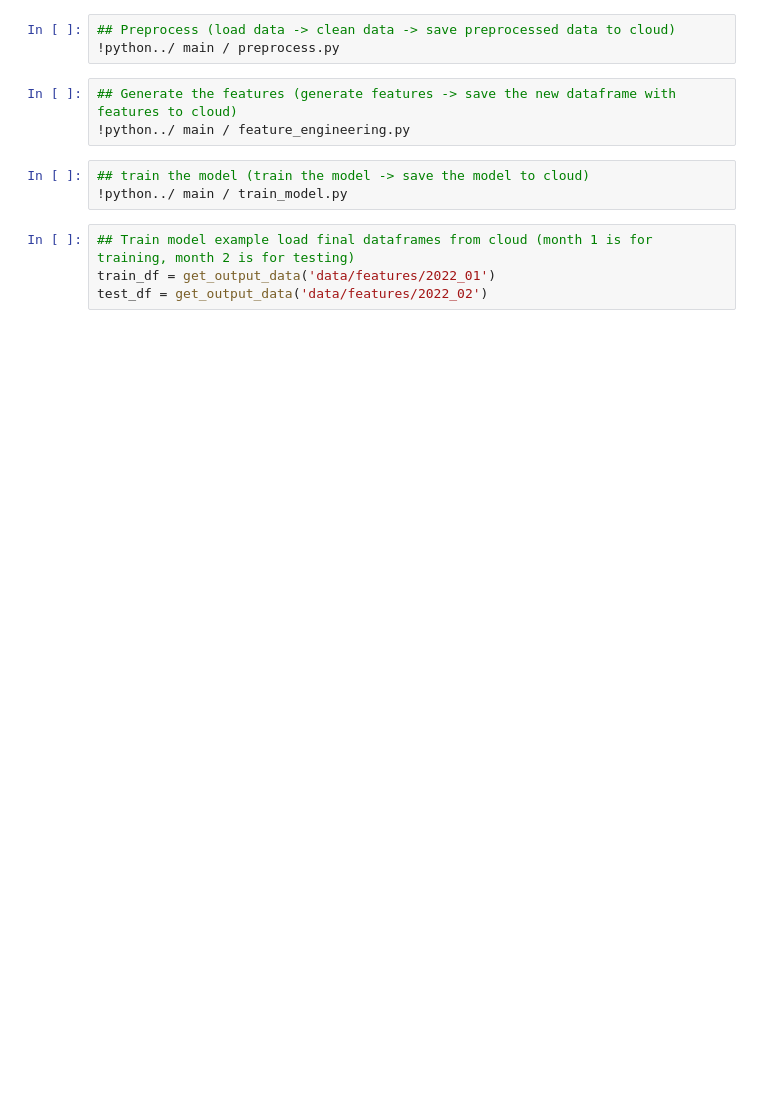
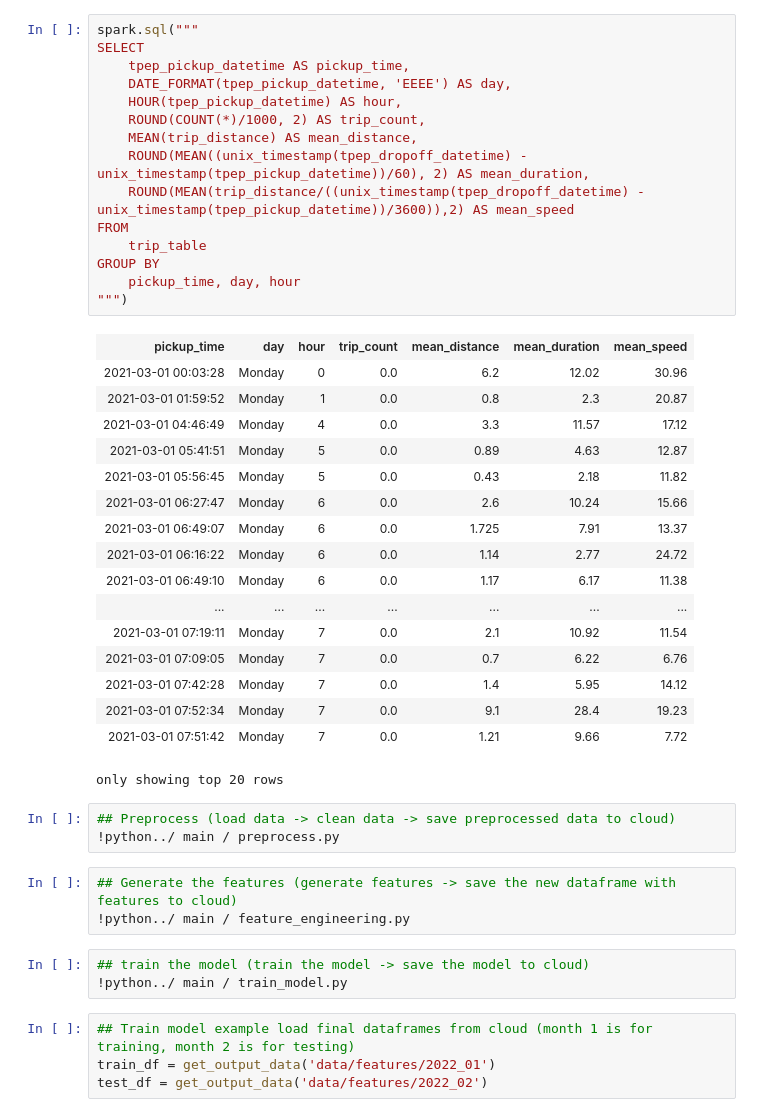
Before and after one commit to vineetver/Yellow-Taxi-Pipeline, a Jupyter notebook: notebooks/exploratory_data_analysis.ipynb, the cells around one changed output. Saved outputs shown, nothing was run; the diff lists cells and outputs as text; blank space fills up the shorter version.

```diff
--- a/notebooks/exploratory_data_analysis.ipynb
+++ b/notebooks/exploratory_data_analysis.ipynb
@@ -23,3 +148,36 @@ To adjust logging level use sc.setLogLevel(newLevel). For SparkR, use setLogLeve
+# %%
+spark.sql("""
+SELECT
+    tpep_pickup_datetime AS pickup_time,
+    DATE_FORMAT(tpep_pickup_datetime, 'EEEE') AS day,
+    HOUR(tpep_pickup_datetime) AS hour,
+    ROUND(COUNT(*)/1000, 2) AS trip_count,
+    MEAN(trip_distance) AS mean_distance,
+    ROUND(MEAN((unix_timestamp(tpep_dropoff_datetime) - unix_timestamp(tpep_pickup_datetime))/60), 2) AS mean_duration,
+    ROUND(MEAN(trip_distance/((unix_timestamp(tpep_dropoff_datetime) - unix_timestamp(tpep_pickup_datetime))/3600)),2) AS mean_speed
+FROM
+    trip_table
+GROUP BY
+    pickup_time, day, hour
+""")
+# %% [output]
+| pickup_time | day | hour | trip_count | mean_distance | mean_duration | mean_speed |
+| 2021-03-01 00:03:28 | Monday | 0 | 0.0 | 6.2 | 12.02 | 30.96 |
+| 2021-03-01 01:59:52 | Monday | 1 | 0.0 | 0.8 | 2.3 | 20.87 |
+| 2021-03-01 04:46:49 | Monday | 4 | 0.0 | 3.3 | 11.57 | 17.12 |
+| 2021-03-01 05:41:51 | Monday | 5 | 0.0 | 0.89 | 4.63 | 12.87 |
+| 2021-03-01 05:56:45 | Monday | 5 | 0.0 | 0.43 | 2.18 | 11.82 |
+| 2021-03-01 06:27:47 | Monday | 6 | 0.0 | 2.6 | 10.24 | 15.66 |
+| 2021-03-01 06:49:07 | Monday | 6 | 0.0 | 1.725 | 7.91 | 13.37 |
+| 2021-03-01 06:16:22 | Monday | 6 | 0.0 | 1.14 | 2.77 | 24.72 |
+| 2021-03-01 06:49:10 | Monday | 6 | 0.0 | 1.17 | 6.17 | 11.38 |
+| ... | ... | ... | ... | ... | ... | ... |
+| 2021-03-01 07:19:11 | Monday | 7 | 0.0 | 2.1 | 10.92 | 11.54 |
+| 2021-03-01 07:09:05 | Monday | 7 | 0.0 | 0.7 | 6.22 | 6.76 |
+| 2021-03-01 07:42:28 | Monday | 7 | 0.0 | 1.4 | 5.95 | 14.12 |
+| 2021-03-01 07:52:34 | Monday | 7 | 0.0 | 9.1 | 28.4 | 19.23 |
+| 2021-03-01 07:51:42 | Monday | 7 | 0.0 | 1.21 | 9.66 | 7.72 |
+only showing top 20 rows
 # %%
 ## Preprocess (load data -> clean data -> save preprocessed data to cloud)
 !python../ main / preprocess.py
```
Also changed, not shown: parts of 18 cells of this notebook.
